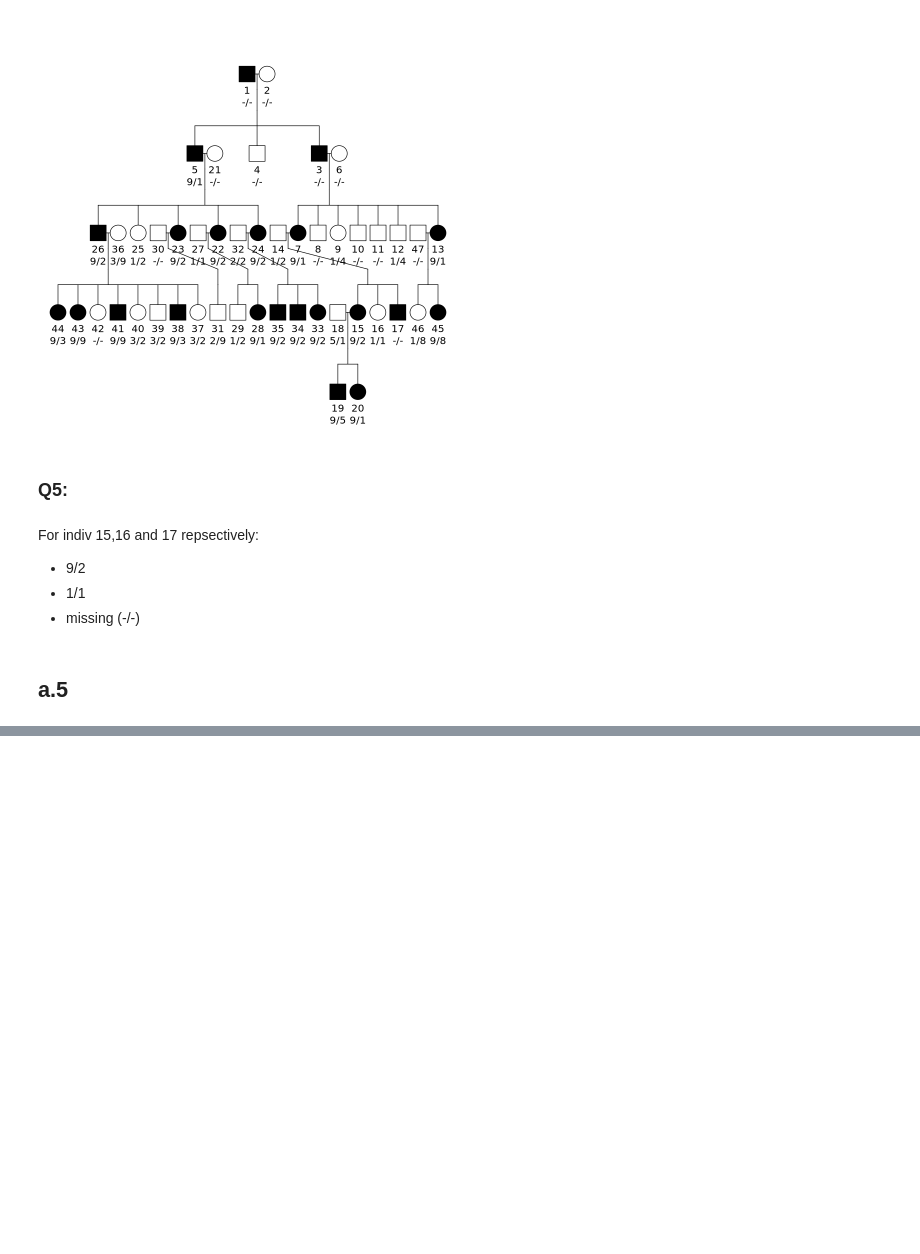
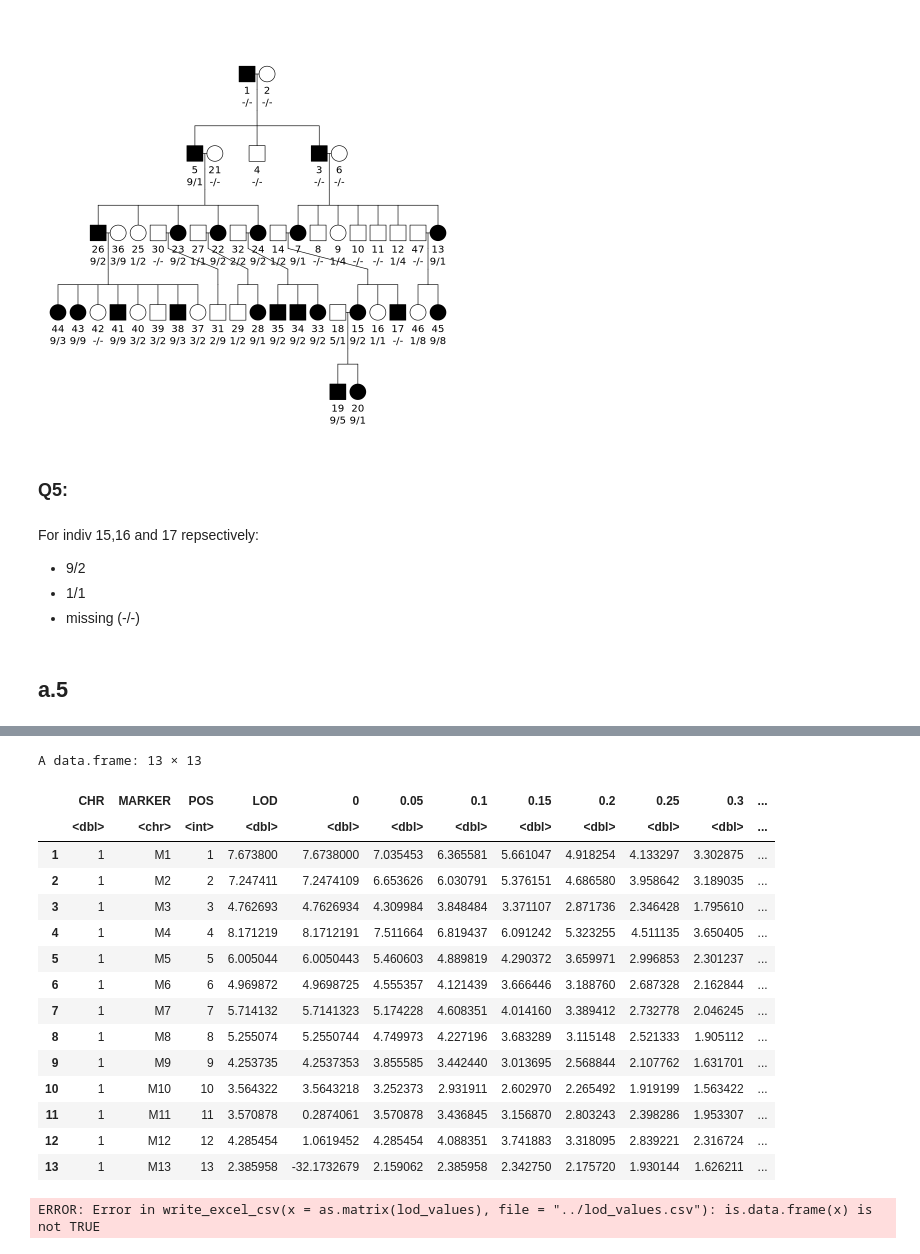
Before and after one commit to raysas/NGS-report, a Jupyter notebook: code/test.ipynb, the cells around one changed output, grey strips where cells are left out. Saved outputs shown, nothing was run; the diff lists cells and outputs as text; code cells hidden in the pictures; blank space fills up the shorter version.

```diff
--- a/code/test.ipynb
+++ b/code/test.ipynb
@@ -163,0 +194,24 @@ xdom=setModel(x, model=1, penetrances = c(0.00001,1,1), dfreq=0.00001)
+# %%
+as.data.frame(as.matrix(lod_values))[c(-1,-)]
+# %% [output]
+A data.frame: 13 × 13
+|  | CHR | MARKER | POS | LOD | 0 | 0.05 | 0.1 | 0.15 | 0.2 | 0.25 | 0.3 | ... |
+|  | <dbl> | <chr> | <int> | <dbl> | <dbl> | <dbl> | <dbl> | <dbl> | <dbl> | <dbl> | <dbl> | ... |
+| 1 | 1 | M1 | 1 | 7.673800 | 7.6738000 | 7.035453 | 6.365581 | 5.661047 | 4.918254 | 4.133297 | 3.302875 | ... |
+| 2 | 1 | M2 | 2 | 7.247411 | 7.2474109 | 6.653626 | 6.030791 | 5.376151 | 4.686580 | 3.958642 | 3.189035 | ... |
+| 3 | 1 | M3 | 3 | 4.762693 | 4.7626934 | 4.309984 | 3.848484 | 3.371107 | 2.871736 | 2.346428 | 1.795610 | ... |
+| 4 | 1 | M4 | 4 | 8.171219 | 8.1712191 | 7.511664 | 6.819437 | 6.091242 | 5.323255 | 4.511135 | 3.650405 | ... |
+| 5 | 1 | M5 | 5 | 6.005044 | 6.0050443 | 5.460603 | 4.889819 | 4.290372 | 3.659971 | 2.996853 | 2.301237 | ... |
+| 6 | 1 | M6 | 6 | 4.969872 | 4.9698725 | 4.555357 | 4.121439 | 3.666446 | 3.188760 | 2.687328 | 2.162844 | ... |
+| 7 | 1 | M7 | 7 | 5.714132 | 5.7141323 | 5.174228 | 4.608351 | 4.014160 | 3.389412 | 2.732778 | 2.046245 | ... |
+| 8 | 1 | M8 | 8 | 5.255074 | 5.2550744 | 4.749973 | 4.227196 | 3.683289 | 3.115148 | 2.521333 | 1.905112 | ... |
+| 9 | 1 | M9 | 9 | 4.253735 | 4.2537353 | 3.855585 | 3.442440 | 3.013695 | 2.568844 | 2.107762 | 1.631701 | ... |
+| 10 | 1 | M10 | 10 | 3.564322 | 3.5643218 | 3.252373 | 2.931911 | 2.602970 | 2.265492 | 1.919199 | 1.563422 | ... |
+| 11 | 1 | M11 | 11 | 3.570878 | 0.2874061 | 3.570878 | 3.436845 | 3.156870 | 2.803243 | 2.398286 | 1.953307 | ... |
+| 12 | 1 | M12 | 12 | 4.285454 | 1.0619452 | 4.285454 | 4.088351 | 3.741883 | 3.318095 | 2.839221 | 2.316724 | ... |
+| 13 | 1 | M13 | 13 | 2.385958 | -32.1732679 | 2.159062 | 2.385958 | 2.342750 | 2.175720 | 1.930144 | 1.626211 | ... |
+# %%
+# put them in excel file
+write_excel_csv(x = as.matrix(lod_values), file = '../lod_values.csv')
+# %% [output]
+ERROR: Error in write_excel_csv(x = as.matrix(lod_values), file = "../lod_values.csv"): is.data.frame(x) is not TRUE
```
Also changed, not shown: parts of 6 cells of this notebook, 3 other files.
